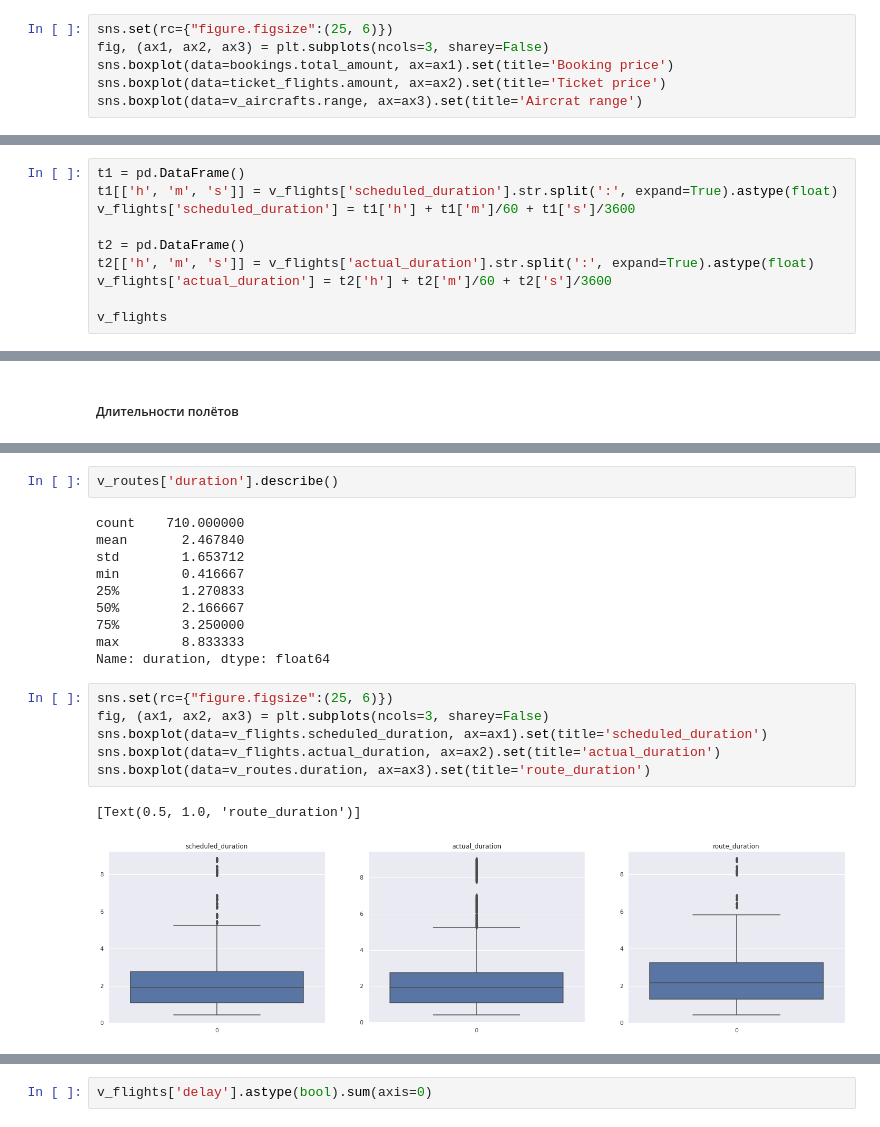
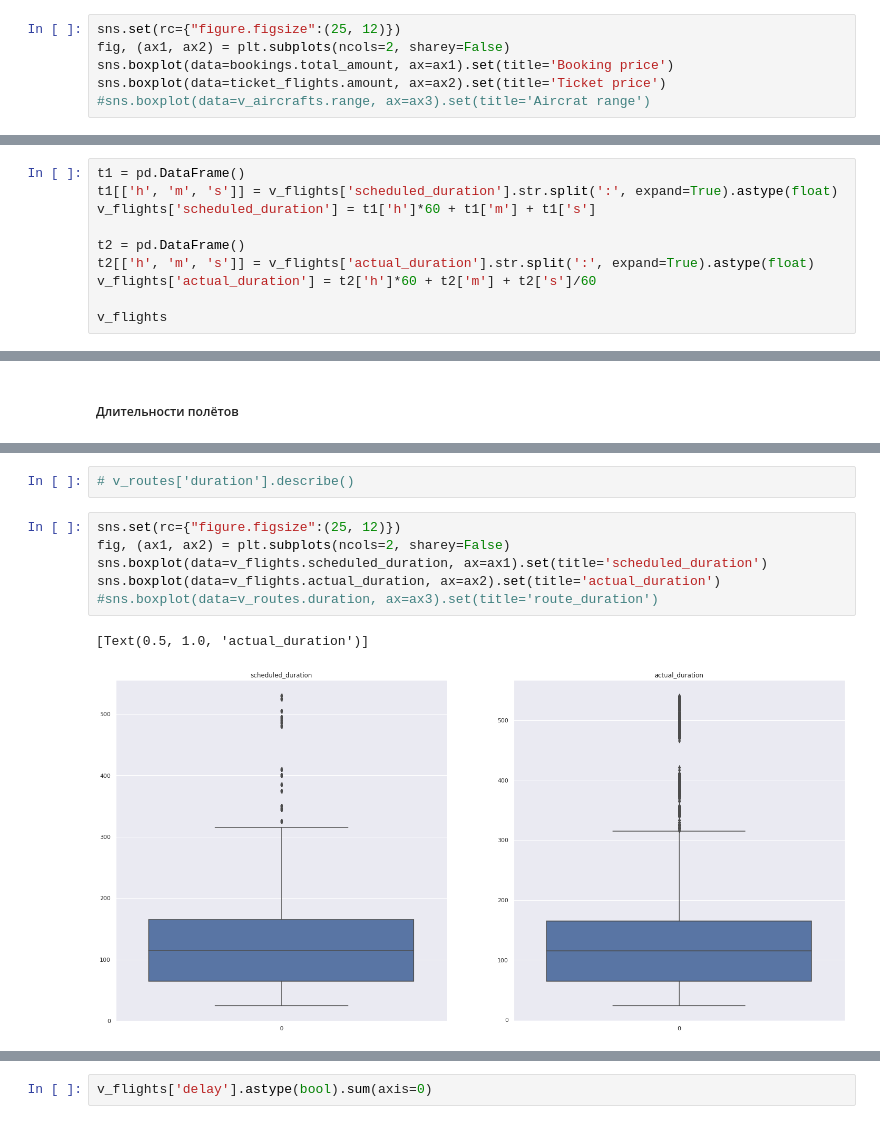
Before and after one commit to dtddtd/RuAviaAnalysis, a Jupyter notebook: RuAviaAnalysis.ipynb, the cells around one changed output, grey strips where cells are left out. Saved outputs shown, nothing was run; the diff lists cells and outputs as text.

```diff
--- a/RuAviaAnalysis.ipynb
+++ b/RuAviaAnalysis.ipynb
@@ -316,7 +336,7 @@ v_aircrafts.describe()
 # %%
-sns.set(rc={"figure.figsize":(25, 6)})
-fig, (ax1, ax2, ax3) = plt.subplots(ncols=3, sharey=False)
+sns.set(rc={"figure.figsize":(25, 12)})
+fig, (ax1, ax2) = plt.subplots(ncols=2, sharey=False)
 sns.boxplot(data=bookings.total_amount, ax=ax1).set(title='Booking price')
 sns.boxplot(data=ticket_flights.amount, ax=ax2).set(title='Ticket price')
-sns.boxplot(data=v_aircrafts.range, ax=ax3).set(title='Aircrat range')
+#sns.boxplot(data=v_aircrafts.range, ax=ax3).set(title='Aircrat range')
 # %% [output]
@@ -327,11 +347,11 @@ sns.boxplot(data=v_aircrafts.range, ax=ax3).set(title='Aircrat range')
 # %%
 t1 = pd.DataFrame()
 t1[['h', 'm', 's']] = v_flights['scheduled_duration'].str.split(':', expand=True).astype(float)
-v_flights['scheduled_duration'] = t1['h'] + t1['m']/60 + t1['s']/3600
+v_flights['scheduled_duration'] = t1['h']*60 + t1['m'] + t1['s']
 
 t2 = pd.DataFrame()
 t2[['h', 'm', 's']] = v_flights['actual_duration'].str.split(':', expand=True).astype(float)
-v_flights['actual_duration'] = t2['h'] + t2['m']/60 + t2['s']/3600
+v_flights['actual_duration'] = t2['h']*60 + t2['m'] + t2['s']/60
 
 v_flights
 # %% [output]
@@ -386,24 +394,14 @@ v_flights.describe()
 # %%
-v_routes['duration'].describe()
+# v_routes['duration'].describe()
-# %% [output]
-count    710.000000
-mean       2.467840
-std        1.653712
-min        0.416667
-25%        1.270833
-50%        2.166667
-75%        3.250000
-max        8.833333
-Name: duration, dtype: float64
 # %%
-sns.set(rc={"figure.figsize":(25, 6)})
-fig, (ax1, ax2, ax3) = plt.subplots(ncols=3, sharey=False)
+sns.set(rc={"figure.figsize":(25, 12)})
+fig, (ax1, ax2) = plt.subplots(ncols=2, sharey=False)
 sns.boxplot(data=v_flights.scheduled_duration, ax=ax1).set(title='scheduled_duration')
 sns.boxplot(data=v_flights.actual_duration, ax=ax2).set(title='actual_duration')
-sns.boxplot(data=v_routes.duration, ax=ax3).set(title='route_duration')
+#sns.boxplot(data=v_routes.duration, ax=ax3).set(title='route_duration')
 # %% [output]
-[Text(0.5, 1.0, 'route_duration')]
+[Text(0.5, 1.0, 'actual_duration')]
-[figure, old version]
+[figure, new version]
 # %%
 v_flights['delay'] = v_flights['actual_duration'] - v_flights['scheduled_duration']
 v_flights['delay']
```
Also changed, not shown: parts of 13 cells of this notebook.
